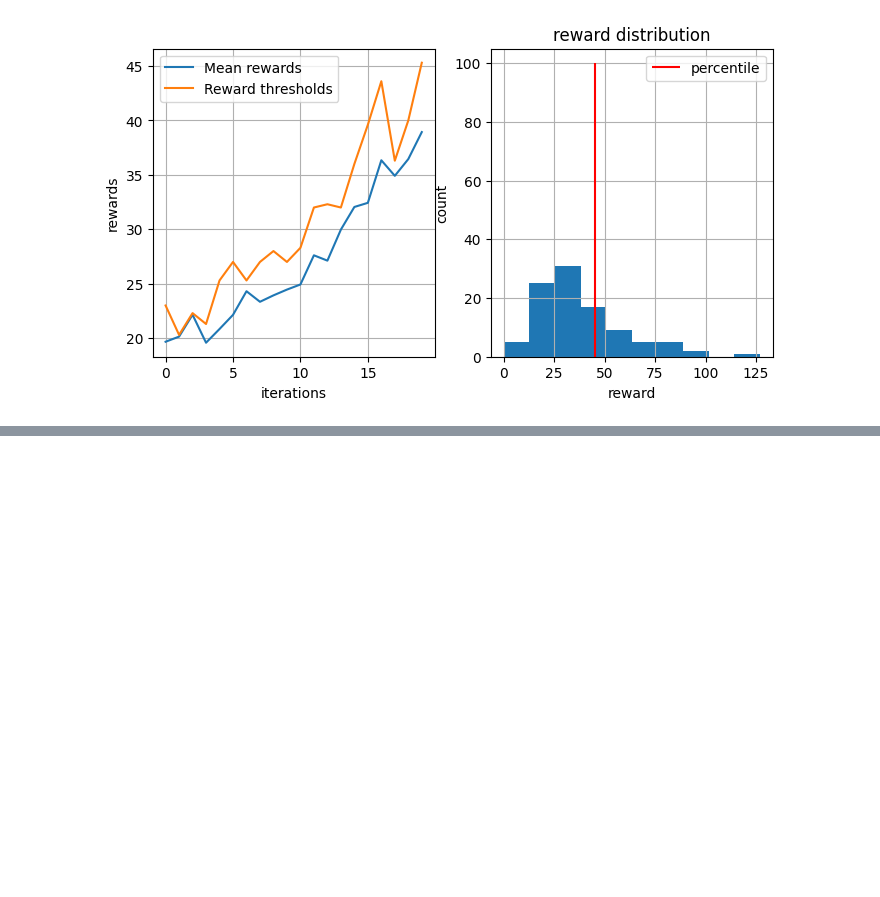
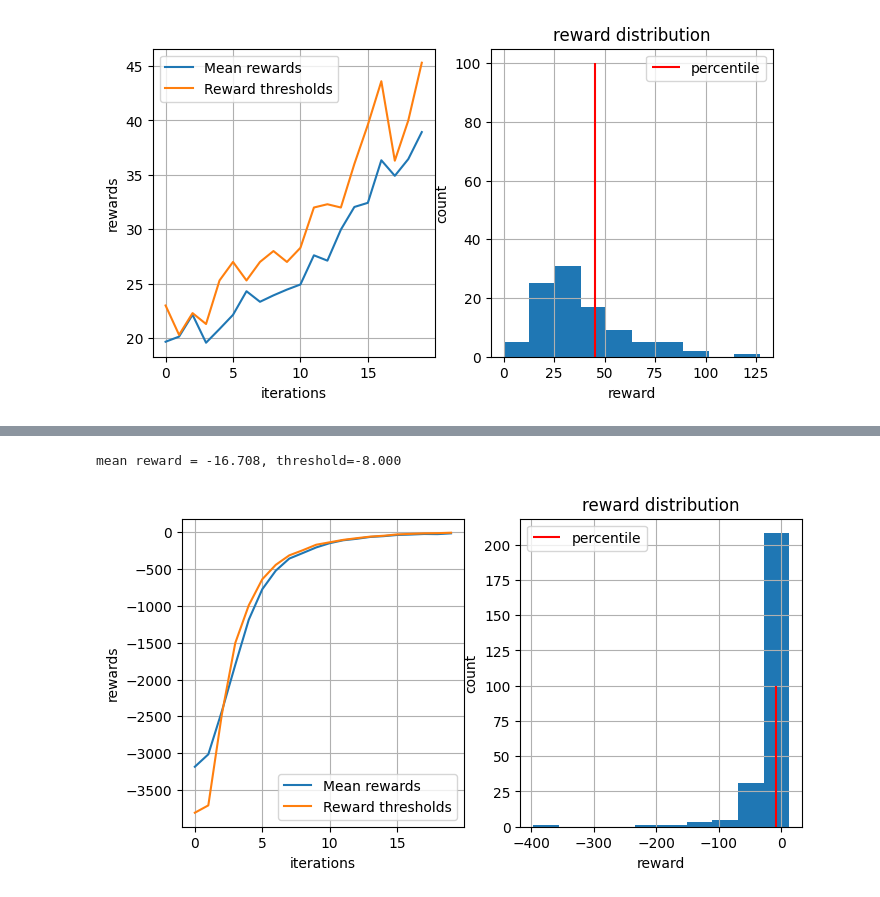
Before and after one commit to voorhs/rl, a Jupyter notebook: hw1/testbed.ipynb, the cells around one changed output, grey strips where cells are left out. Drawn from its saved outputs; the diff is of its cells as text; code cells hidden in the pictures; blank space fills up the shorter version.

Commit message:
implement tabular method

```diff
--- a/hw1/testbed.ipynb
+++ b/hw1/testbed.ipynb
@@ -45,0 +26,14 @@ Discrete(6)
+# %%
+from src.tabular import experiment
+
+experiment(
+    env_name="Taxi-v3",
+    n_iter=20,
+    n_sessions=250,
+    percentile=50,
+    mean_reward_to_win=100,
+    lr=0.5
+)
+# %% [output]
+mean reward = -16.708, threshold=-8.000
+[figure, added]
```
Also changed, not shown: parts of 4 cells of this notebook, 6 other files.
